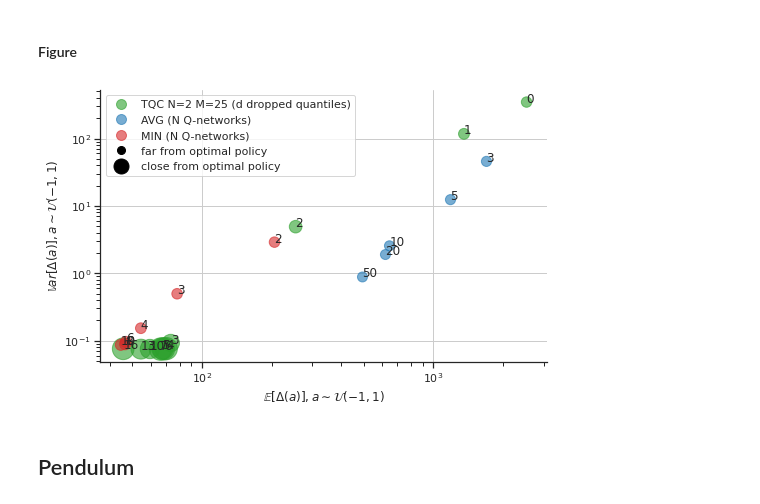
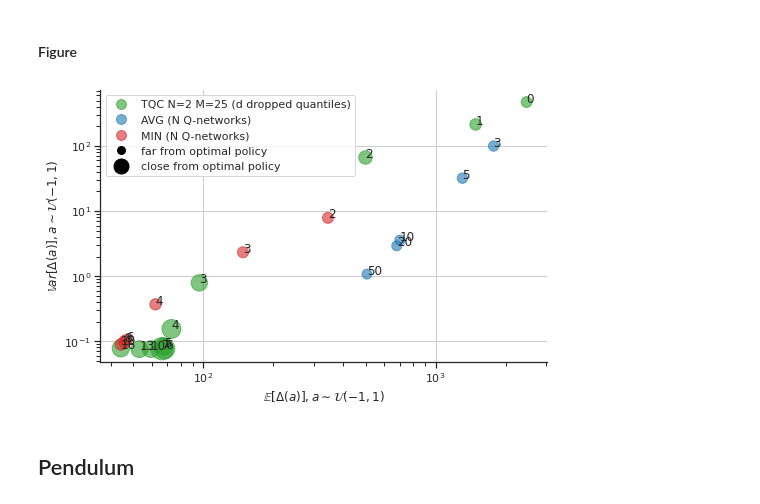
Before and after one commit to julesdubr/iar_tqc, a Jupyter notebook: plot.ipynb, the cells around one changed output. Cells and saved outputs as stored; diff of their text form; code cells hidden in the pictures.

Commit message:
update plots

```diff
--- a/plot.ipynb
+++ b/plot.ipynb
@@ -43,8 +102,6 @@ for d in listdir(cdir):
 
     if "TQC" in d:
         with np.load(path + "/evaluations.npz") as data:
-            data = dict(data)
-            print(data.keys())
             tqc_rewards.append(data["results"])
             timesteps = data["timesteps"]
 
@@ -126,0 +184,31 @@ fig.savefig(
+# %%
+sns.set_theme(style="ticks", palette="Paired", rc=custom_params)
+
+fig, ax = plt.subplots(figsize=(6,4))
+
+ax.plot(t, t_smoothed, label="TQC (paper)", linestyle="--")
+ax.fill_between(t, t_smoothed + t_std, t_smoothed - t_std, alpha=0.25)
+
+ax.plot(timesteps, tqc_mean, label="TQC (ours)")
+ax.fill_between(timesteps, tqc_mean + tqc_std, tqc_mean - tqc_std, alpha=0.25)
+
+ax.plot(t, s_smoothed, label="SAC (paper)", color="#fdbf6f", linestyle="--")
+ax.fill_between(t, s_smoothed + s_std, s_smoothed - s_std, color="#fdbf6f", alpha=0.25)
+
+ax.plot(timesteps, sac_mean, label="SAC (ours)", color="#ff7f00")
+ax.fill_between(timesteps, sac_mean + sac_std, sac_mean - sac_std, color="#ff7f00", alpha=0.25)
+
+# Params
+ax.set_title(f"{env[:-3]} (paper)")
+ax.set_xlabel("Frames")
+ax.set_ylabel("Evaluation returns")
+ax.legend(loc="lower right")
+
+plt.show()
+fig.savefig(
+    f"plots/{env[:-3].lower()}_tqc_sac_both.png",
+    facecolor="white",
+    transparent=False,
+)
+
+sns.set_theme(style="ticks", palette="tab10", rc=custom_params)
@@ -317,9 +355,10 @@ sns.set_theme(style="ticks", palette="tab10", rc=custom_params)
 
 fig, ax = plt.subplots(figsize=(8, 5))
 
-tqc_x, tqc_y, tqc_d = get_xyd(datas["TQC"])
-avg_x, avg_y, avg_d = get_xyd(datas["AVG"])
-min_x, min_y, min_d = get_xyd(datas["MIN"])
+tail = 1
+tqc_x, tqc_y, tqc_d = get_xyd(datas["TQC"], tail)
+avg_x, avg_y, avg_d = get_xyd(datas["AVG"], tail)
+min_x, min_y, min_d = get_xyd(datas["MIN"], tail)
 
 tqc_s, avg_s, min_s = get_sizes(tqc_d, avg_d, min_d)
 
@@ -341,35 +380,35 @@ for i in range(len(n_networks_avg)):
 ax.scatter(min_x, min_y, s=min_s, color="#d62728", alpha=0.6, label="MIN (N Q-networks)")
 
 for i in range(len(n_networks_min)):
     ax.annotate(str(n_networks_min[i]), (min_x[i], min_y[i]))
 
 ax.set_xscale("log")
 ax.set_yscale("log")
 ax.set_xlabel("$\mathbb{E}[\Delta(a)], a \sim \mathcal{U}(-1,1)$")
 ax.set_ylabel("$\mathbb{V}ar[\Delta(a)], a \sim \mathcal{U}(-1,1)$")
 ax.legend(loc="upper left")
 
 # Custom legend
 legend_elements = [
     Line2D([0], [0], marker='o', color='#2ca02c', alpha=0.6, markerfacecolor='#2ca02c',
            markersize=10, label='TQC N=2 M=25 (d dropped quantiles)', linestyle='none'),
     Line2D([0], [0], marker='o', color='#1f77b4', alpha=0.6, markerfacecolor='#1f77b4',
            markersize=10, label='AVG (N Q-networks)', linestyle='none'),
     Line2D([0], [0], marker='o', color='#d62728', alpha=0.6, markerfacecolor='#d62728',
            markersize=10, label='MIN (N Q-networks)', linestyle='none'),
     Line2D([0], [0], marker='o', color='black', markersize=8,
            label='far from optimal policy', linestyle='none'),
     Line2D([0], [0], marker='o', color='black', markersize=15,
            label='close from optimal policy', linestyle='none'),
 ]
 ax.legend(loc="upper left", handles=legend_elements)
 
 fig.savefig(
-    f"plots/toy_robust_average_100_seeds.png", facecolor="white", transparent=False
+    f"plots/toy_robust_average.png", facecolor="white", transparent=False
 )
 plt.show()
 # %% [output]
-[figure, old version]
+[figure, new version]
 # %% [markdown]
 ## Pendulum
 # %%
```
Also changed, not shown: parts of 16 cells of this notebook, 18 other files.
